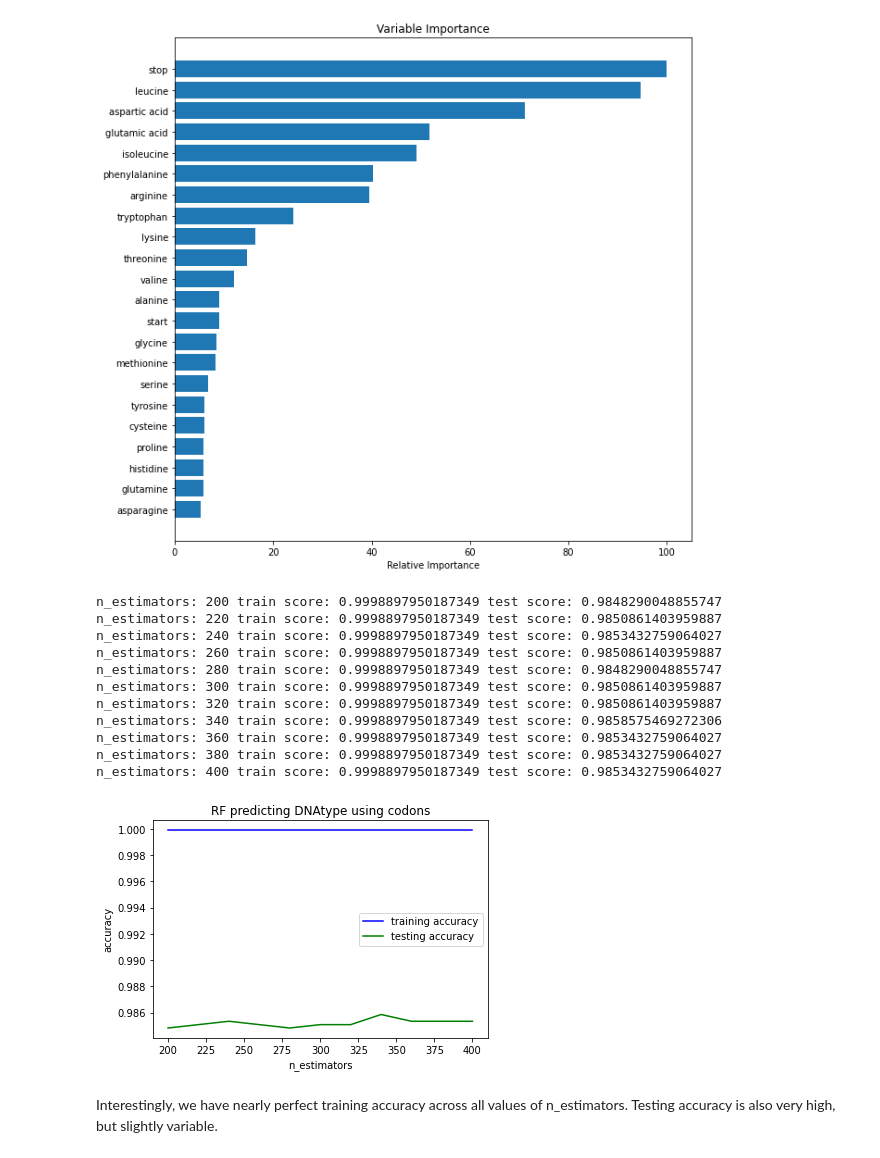
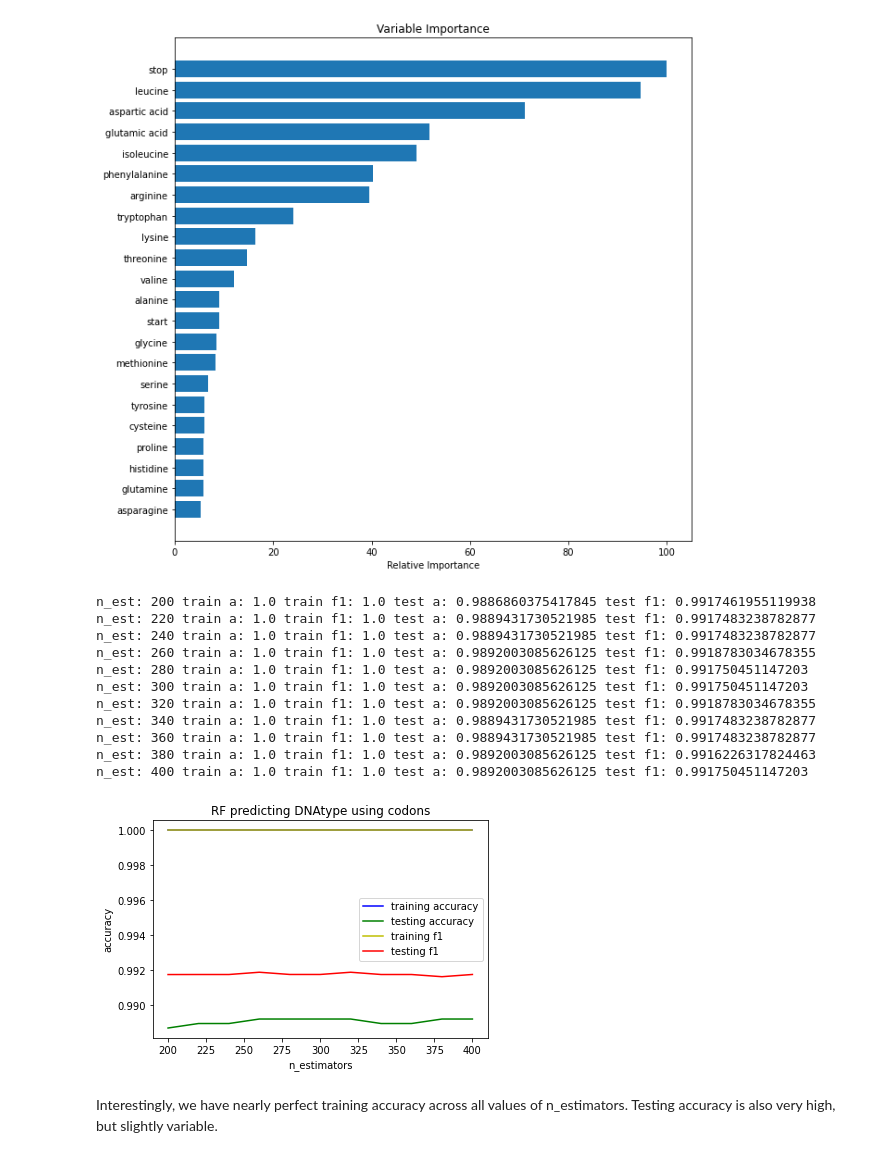
Before and after one commit to skizlik/capstone-2-dna-taxon-prediction, a Jupyter notebook: Capstone 2 Modeling.ipynb, the cells around one changed output. Saved outputs shown, nothing was run; the diff lists cells and outputs as text; code cells hidden in the pictures.

Commit message:
Add files via upload
Added a df to store results; also some MLPClassifier models.

```diff
--- a/Capstone 2 Modeling.ipynb
+++ b/Capstone 2 Modeling.ipynb
@@ -46,3 +44,11 @@ cu.head()
 5 rows × 105 columns
 # %% [markdown]
 In this notebook I'm going to prepare and evaluate several different models.  Each model will be run across a range of hyperparameter values.  Also, each model will be applied to 4 sets of outcome and predictor variables.  I'll predict DNAtype based on amino acids, DNAtype based on codons, kingdom based on amino acids, and kingdom based on codons.  Incorporating both the amino acid and codon data in a single model would be unwarranted, as the amino acid frequencies are linear combinations of the codon frequencies.
+# %%
+# it could be useful to store the results for all of these models
+# what columns do I anticipate needing?
+# some of these will be dict()s - which may be a challenge, but seems like the best solution
+# I hate having model_id as a column but I see no good alternative
+
+r_cols = ['model_id', 'model_type', 'inputs', 'outputs', 'hyperparameters', 'assessment', 'dt']
+results = pd.DataFrame(columns = r_cols)
@@ -302,45 +369,60 @@ Random Forest: f1-score=0.987
 # %%
 # ok, let's try iterating over some values for n_estimators
 # (here, y=DNAtype and X=codons)
+y = cu[dnacols]
+X = cu[codon_list]
+X_train, X_test, y_train, y_test = train_test_split(X, y, test_size=0.3, random_state=76377)
 
-test_scores = []
-train_scores = []
+train_a = []
+test_a = []
+train_f1 = []
+test_f1 = []
+
 
 for i in range(11):
 
     rfc = RandomForestClassifier(n_estimators=200+20*i, random_state = 1,n_jobs=-1)
     rfc.fit(X_train,y_train)
 
-    train_scores.append(rfc.score(X_train,y_train))
-    test_scores.append(rfc.score(X_test,y_test))
+    train_pred = rfc.predict(X_train)
+    test_pred = rfc.predict(X_test)
+    test_a.append(accuracy_score(y_test, test_pred))
+    train_a.append(accuracy_score(y_train, train_pred))
 
-for i in range(len(test_scores)):
-    print("n_estimators:", 200+20*i, "train score:", train_scores[i], "test score:", test_scores[i])
+    test_f1.append(f1_score(y_test, test_pred, average='micro'))
+    train_f1.append(f1_score(y_train, train_pred, average='micro'))
+
+
+for i in range(11):
+    print("n_est:", 200+20*i, "train a:", train_a[i], "train f1:", train_f1[i], "test a:", test_a[i], "test f1:", test_f1[i])
+    item = ['20001001', 'RF', 'DNA', 'codon', {'n_estimators':200+20*i}, {'train_f1':train_f1[i], 'test_f1':test_f1[i], 'train_accuracy':train_a[i], 'test_accuracy':test_a[i]}, datetime.now()]
+    insert = dict(zip(r_cols, item))
+    results = results.append(insert, ignore_index=True)
 
 
 xl = list(range(200, 401, 20))
-line1, = plt.plot(xl, train_scores, 'b')
-line2, = plt.plot(xl, test_scores, 'g')
-plt.legend([line1, line2], ['training accuracy', 'testing accuracy'])
+line1, = plt.plot(xl, train_a, 'b')
+line2, = plt.plot(xl, test_a, 'g')
+line3, = plt.plot(xl, train_f1, 'y')
+line4, = plt.plot(xl, test_f1, 'r')
+plt.legend([line1, line2, line3, line4], ['training accuracy', 'testing accuracy', 'training f1', 'testing f1'])
 plt.title('RF predicting DNAtype using codons')
 plt.ylabel('accuracy')
 plt.xlabel('n_estimators')
 plt.show()
-
-rf_dna_codon_train, rf_dna_codon_test = train_scores, test_scores
 # %% [output]
-n_estimators: 200 train score: 0.9998897950187349 test score: 0.9848290048855747
-n_estimators: 220 train score: 0.9998897950187349 test score: 0.9850861403959887
-n_estimators: 240 train score: 0.9998897950187349 test score: 0.9853432759064027
-n_estimators: 260 train score: 0.9998897950187349 test score: 0.9850861403959887
-n_estimators: 280 train score: 0.9998897950187349 test score: 0.9848290048855747
-n_estimators: 300 train score: 0.9998897950187349 test score: 0.9850861403959887
-n_estimators: 320 train score: 0.9998897950187349 test score: 0.9850861403959887
-n_estimators: 340 train score: 0.9998897950187349 test score: 0.9858575469272306
-n_estimators: 360 train score: 0.9998897950187349 test score: 0.9853432759064027
-n_estimators: 380 train score: 0.9998897950187349 test score: 0.9853432759064027
-n_estimators: 400 train score: 0.9998897950187349 test score: 0.9853432759064027
+n_est: 200 train a: 1.0 train f1: 1.0 test a: 0.9886860375417845 test f1: 0.9917461955119938
+n_est: 220 train a: 1.0 train f1: 1.0 test a: 0.9889431730521985 test f1: 0.9917483238782877
+n_est: 240 train a: 1.0 train f1: 1.0 test a: 0.9889431730521985 test f1: 0.9917483238782877
+n_est: 260 train a: 1.0 train f1: 1.0 test a: 0.9892003085626125 test f1: 0.9918783034678355
+n_est: 280 train a: 1.0 train f1: 1.0 test a: 0.9892003085626125 test f1: 0.991750451147203
+n_est: 300 train a: 1.0 train f1: 1.0 test a: 0.9892003085626125 test f1: 0.991750451147203
+n_est: 320 train a: 1.0 train f1: 1.0 test a: 0.9892003085626125 test f1: 0.9918783034678355
+n_est: 340 train a: 1.0 train f1: 1.0 test a: 0.9889431730521985 test f1: 0.9917483238782877
+n_est: 360 train a: 1.0 train f1: 1.0 test a: 0.9889431730521985 test f1: 0.9917483238782877
+n_est: 380 train a: 1.0 train f1: 1.0 test a: 0.9892003085626125 test f1: 0.9916226317824463
+n_est: 400 train a: 1.0 train f1: 1.0 test a: 0.9892003085626125 test f1: 0.991750451147203
-[figure, old version]
+[figure, new version]
 # %% [markdown]
 Interestingly, we have nearly perfect training accuracy across all values of n_estimators.  Testing accuracy is also very high, but slightly variable.
 # %%
```
Also changed, not shown: parts of 41 cells of this notebook.
